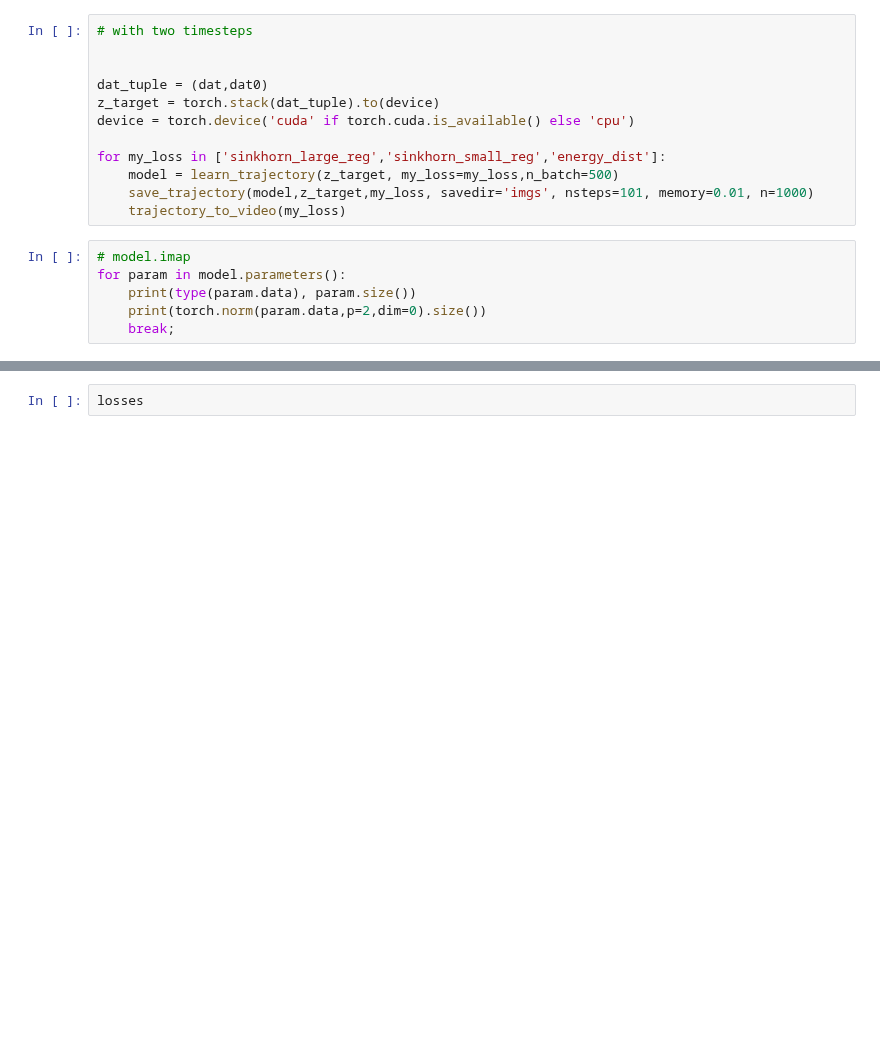
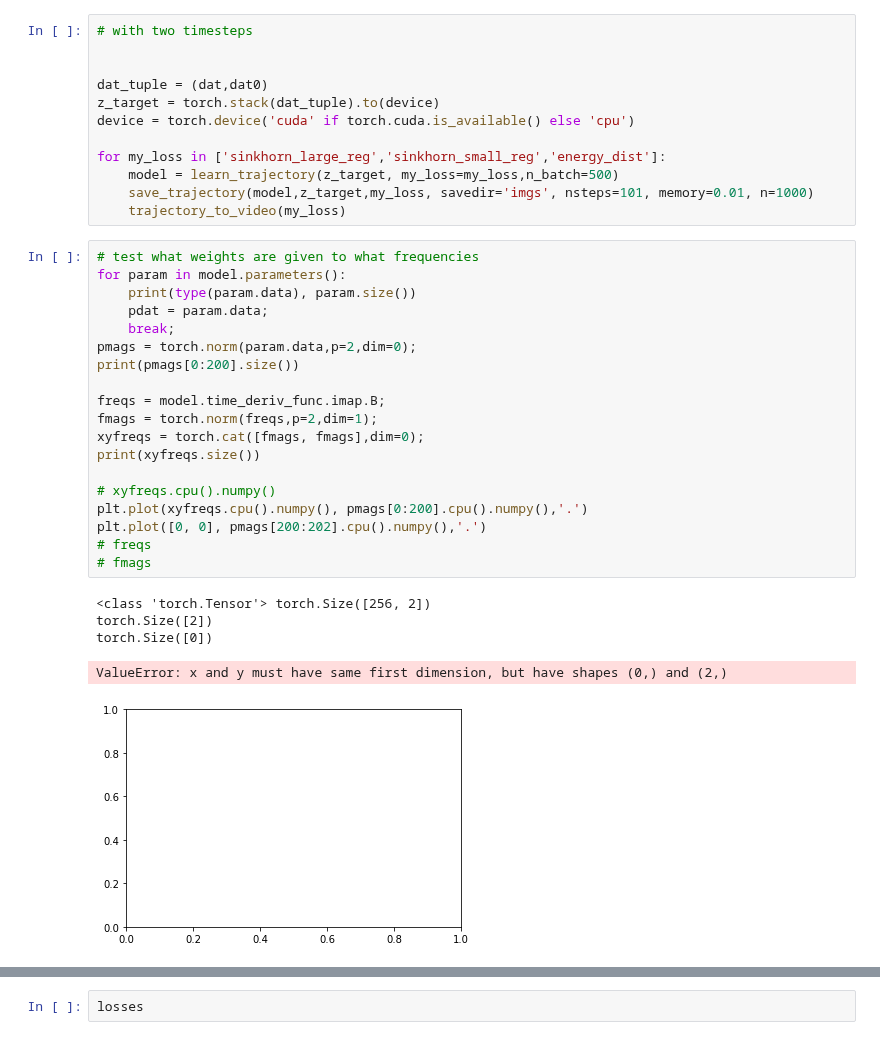
Before and after one commit to pzpzpzp1/wassflow, a Jupyter notebook: cnf-sinkhorn-demo.ipynb, the cells around one changed output, grey strips where cells are left out. Cells and saved outputs as stored; diff of their text form; blank space fills up the shorter version.

Commit message:
unwind freqs. test loss with more layers.

```diff
--- a/cnf-sinkhorn-demo.ipynb
+++ b/cnf-sinkhorn-demo.ipynb
@@ -174,10 +207,29 @@ for my_loss in ['sinkhorn_large_reg','sinkhorn_small_reg','energy_dist']:
     model = learn_trajectory(z_target, my_loss=my_loss,n_batch=500)
     save_trajectory(model,z_target,my_loss, savedir='imgs', nsteps=101, memory=0.01, n=1000)
     trajectory_to_video(my_loss)
-# %%
-# model.imap
-for param in model.parameters():
-    print(type(param.data), param.size())
-    print(torch.norm(param.data,p=2,dim=0).size())
-    break;
+# %%
+# test what weights are given to what frequencies
+for param in model.parameters():
+    print(type(param.data), param.size())
+    pdat = param.data;
+    break;
+pmags = torch.norm(param.data,p=2,dim=0);
+print(pmags[0:200].size())
+
+freqs = model.time_deriv_func.imap.B;
+fmags = torch.norm(freqs,p=2,dim=1);
+xyfreqs = torch.cat([fmags, fmags],dim=0);
+print(xyfreqs.size())
+
+# xyfreqs.cpu().numpy()
+plt.plot(xyfreqs.cpu().numpy(), pmags[0:200].cpu().numpy(),'.')
+plt.plot([0, 0], pmags[200:202].cpu().numpy(),'.')
+# freqs
+# fmags
+# %% [output]
+<class 'torch.Tensor'> torch.Size([256, 2])
+torch.Size([2])
+torch.Size([0])
+ValueError: x and y must have same first dimension, but have shapes (0,) and (2,)
+[figure, added]
 # %%
```
Also changed, not shown: parts of 3 cells of this notebook, 4 other files.
